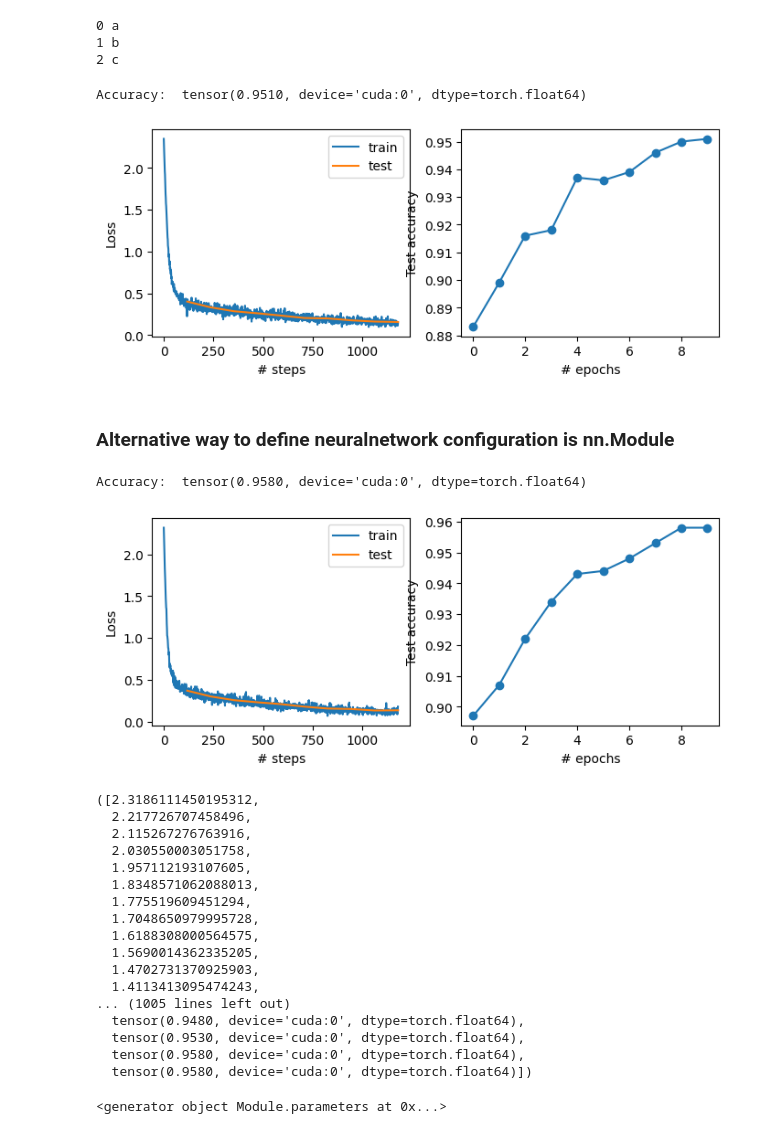
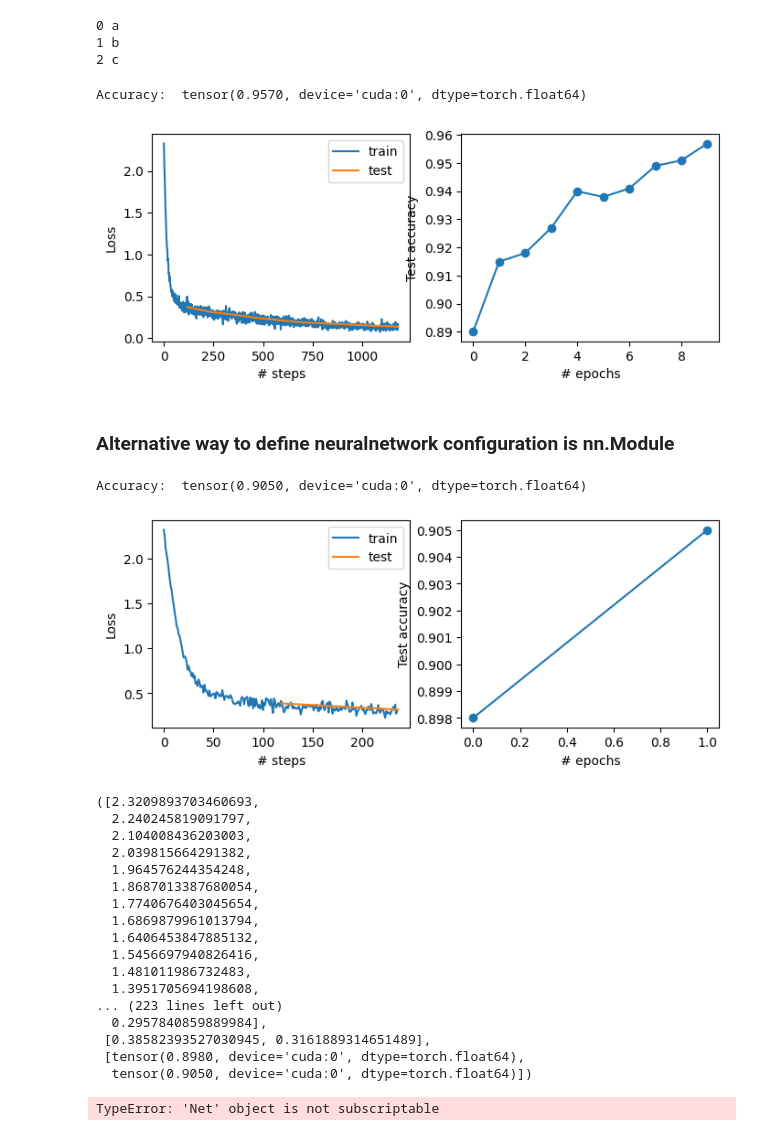
Before and after one commit to mohammadreza-ebrahimi/Introduction-to-Pytorch, a Jupyter notebook: Intro/Intro_Pytorch.ipynb, the cells around one changed output. Cells and saved outputs as stored; diff of their text form; code cells hidden in the pictures.

```diff
--- a/Intro/Intro_Pytorch.ipynb
+++ b/Intro/Intro_Pytorch.ipynb
@@ -221,6 +249,6 @@ Below, we define a function to choose a cuda randomly.
 # %%
 def get_random_gpu():
-    return np.random.randint(4)
+    return np.random.randint(2)
 
 def get_free_gpu():
     from pynvml import nvmlInit, nvmlDeviceGetHandleByIndex, nvmlDeviceGetMemoryInfo, nvmlDeviceGetCount
@@ -233,12 +265,11 @@ def get_free_gpu():
 # %%
 if torch.cuda.is_available():
-    cuda_id = get_random_gpu()
-    if cuda_id == 0:
-      device = f'cuda:{cuda_id}'
-      print(f'Selected {device}')
+    if get_random_gpu()==0:
+        device = f'cuda:{0}'
+        print(f'Selected {device}')
     else:
-      device = 'cpu'
-      print('WARNING: using cpu!')
+        device = 'cpu'
+        print('WARNING: using cpu!')
 # %% [output]
 Selected cuda:0
 # %% [markdown]
@@ -277,7 +308,7 @@ def flatten_trailing(batch):
     return flat
 # %%
 loss_fn = nn.CrossEntropyLoss()
-predictions = model(flatten_trailing(X_batch.to(device)))
+predictions = model(flatten_trailing(X_batch).to(device))
 # %%
 loss = loss_fn(predictions, y_batch.to(device))
 # %%
@@ -373,8 +404,8 @@ def train(model, num_epochs=1, batch_size=512, loss_fn=loss_fn, device='cpu'):
 # %%
 train(model, device=device, num_epochs=10);
 # %% [output]
-Accuracy:  tensor(0.9510, device='cuda:0', dtype=torch.float64)
+Accuracy:  tensor(0.9570, device='cuda:0', dtype=torch.float64)
-[figure, old version]
+[figure, new version]
 # %% [markdown]
 ### Alternative way to define neuralnetwork configuration is **nn.Module**
 # %%
@@ -392,28 +424,31 @@ class Net(nn.Module):
 # %%
 model2 = Net().to(device)
 # %%
-train(model2, num_epochs=10, device=device)
+train(model2, num_epochs=2, device=device)
 # %% [output]
-Accuracy:  tensor(0.9580, device='cuda:0', dtype=torch.float64)
+Accuracy:  tensor(0.9050, device='cuda:0', dtype=torch.float64)
-[figure, old version]
+[figure, new version]
-([2.3186111450195312,
-  2.217726707458496,
-  2.115267276763916,
-  2.030550003051758,
-  1.957112193107605,
-  1.8348571062088013,
-  1.775519609451294,
-  1.7048650979995728,
-  1.6188308000564575,
-  1.5690014362335205,
-  1.4702731370925903,
-  1.4113413095474243,
-... (1005 lines left out)
-  tensor(0.9480, device='cuda:0', dtype=torch.float64),
-  tensor(0.9530, device='cuda:0', dtype=torch.float64),
-  tensor(0.9580, device='cuda:0', dtype=torch.float64),
-  tensor(0.9580, device='cuda:0', dtype=torch.float64)])
+([2.3209893703460693,
+  2.240245819091797,
+  2.104008436203003,
+  2.039815664291382,
+  1.964576244354248,
+  1.8687013387680054,
+  1.7740676403045654,
+  1.6869879961013794,
+  1.6406453847885132,
+  1.5456697940826416,
+  1.481011986732483,
+  1.3951705694198608,
+... (223 lines left out)
+  0.2957840859889984],
+ [0.38582393527030945, 0.3161889314651489],
+ [tensor(0.8980, device='cuda:0', dtype=torch.float64),
+  tensor(0.9050, device='cuda:0', dtype=torch.float64)])
+# %%
+for i in range(3):
+    print(model2[i])
+# %% [output]
+TypeError: 'Net' object is not subscriptable
 # %%
-model2.parameters()
+model.parameters()
-# %% [output]
-<generator object Module.parameters at 0x...>
```
Also changed, not shown: parts of 16 cells of this notebook, 9 other files.
